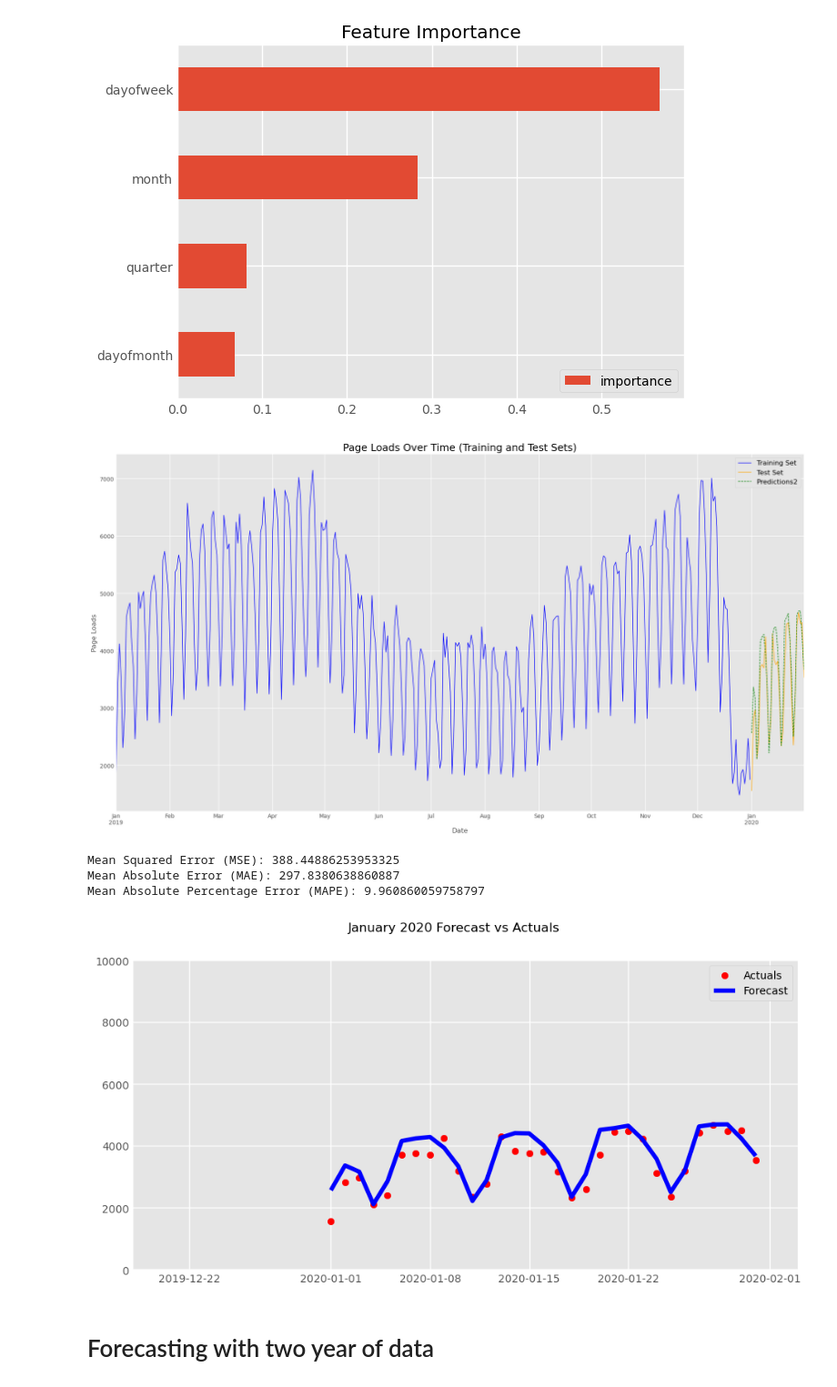
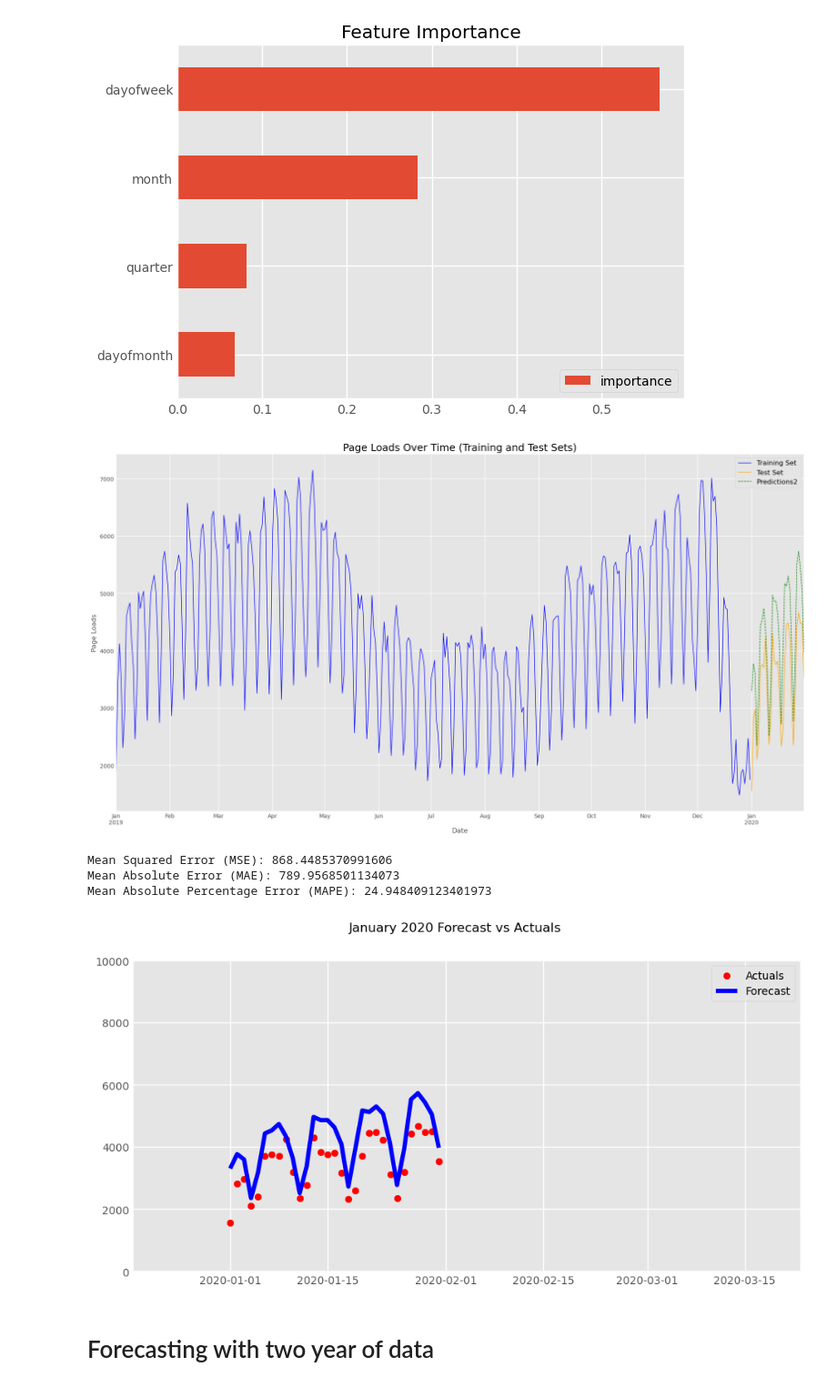
Before and after one commit to sebgro98/traffic-prediction, a Jupyter notebook: XGBoost.ipynb, the cells around one changed output. Shown at 91% size. Cells and saved outputs as stored; diff of their text form; code cells hidden in the pictures.

```diff
--- a/XGBoost.ipynb
+++ b/XGBoost.ipynb
@@ -319,7 +319,7 @@ plt.show()
 [figure]
 # %%
 # Predict the future
-predictions2 = reg.predict(X_test2)
+predictions2 = reg2.predict(X_test2)
 
 # Add predictions to the test set for plotting
 test2['Predictions2'] = predictions2
@@ -350,7 +350,7 @@ fig.tight_layout()
 # Display the plot
 plt.show()
 # %% [output]
-[figure, old version]
+[figure, new version]
 # %%
 # Filter the DataFrame for the specified period
 period_data2 = test2.loc[(test2.index >= split_date2) & (test2.index < test_end_date2)]
@@ -373,36 +373,36 @@ print("Mean Squared Error (MSE):", np.sqrt(mse2))
 print("Mean Absolute Error (MAE):", mae2)
 print("Mean Absolute Percentage Error (MAPE):", mape2)
 # %% [output]
-Mean Squared Error (MSE): 388.44886253953325
-Mean Absolute Error (MAE): 297.8380638860887
-Mean Absolute Percentage Error (MAPE): 9.960860059758797
+Mean Squared Error (MSE): 868.4485370991606
+Mean Absolute Error (MAE): 789.9568501134073
+Mean Absolute Percentage Error (MAPE): 24.948409123401973
 # %%
 
 # Create a new figure and axis object for the plot
 fig, ax = plt.subplots(figsize=(10, 5))
 
 # Scatter plot of the actual values
 ax.scatter(test2.index, test2['Page.Loads'], color='r', label='Actuals')
 
 # Plot the forecast
 ax.plot(test2.index, test2['Predictions2'], color='b', label='Forecast')
 
 # Set x-axis limits for the specific month
-ax.set_xlim(left=pd.Timestamp('2019-12-18'), right=pd.Timestamp('2020-02-03'))
+ax.set_xlim(left=pd.Timestamp('2019-12-18'), right=pd.Timestamp('2020-02-10'))
 
 # Set y-axis limits
 ax.set_ylim(0, 10000)
 
 # Set the title
 plt.suptitle('January 2020 Forecast vs Actuals')
 
 # Add a legend
 plt.legend()
 
 # Show the plot
 plt.show()
 # %% [output]
-[figure, old version]
+[figure, new version]
 # %% [markdown]
 # Forecasting with two year of data
 # %%
```
Also changed, not shown: parts of 2 cells of this notebook.
